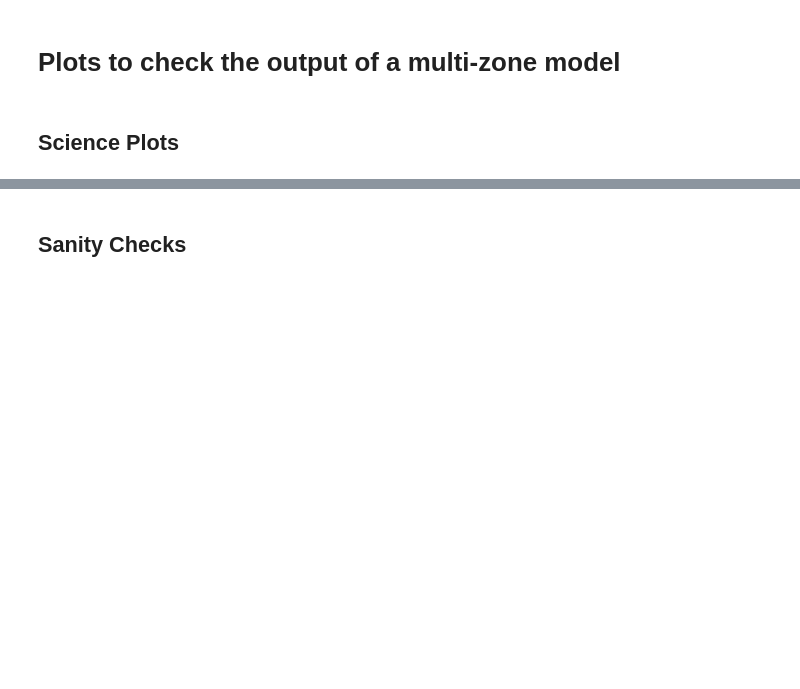
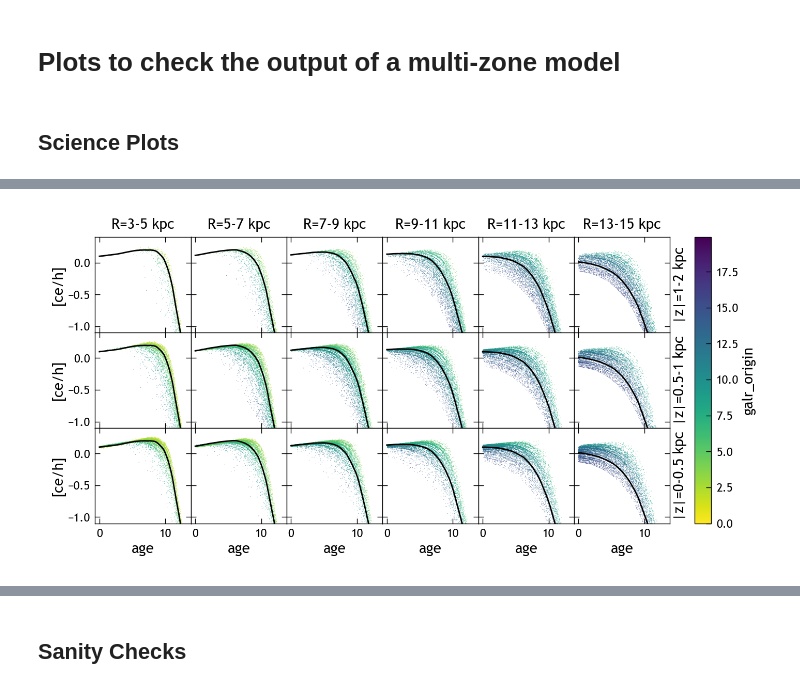
Before and after one commit to lodubay/chemical-clocks, a Jupyter notebook: src/scripts/multizone_plots.ipynb, the cells around one changed output, grey strips where cells are left out. Cells and saved outputs as stored; diff of their text form; code cells hidden in the pictures; blank space fills up the shorter version.

```diff
--- a/src/scripts/multizone_plots.ipynb
+++ b/src/scripts/multizone_plots.ipynb
@@ -134,0 +138,4 @@ hayden_plot(mzs, 'age', '[ce/mg]')
+# %%
+hayden_plot(mzs, 'age', '[ce/h]', ylim=(-1.1, 0.4))
+# %% [output]
+[figure, added]
```
Also changed, not shown: parts of 19 cells of this notebook.
